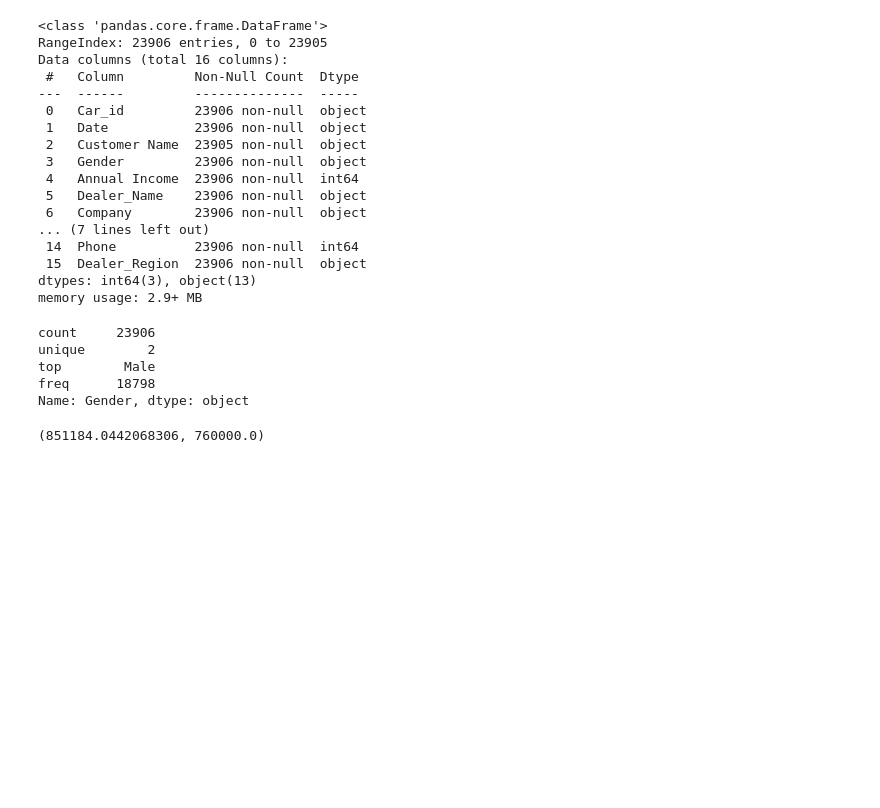
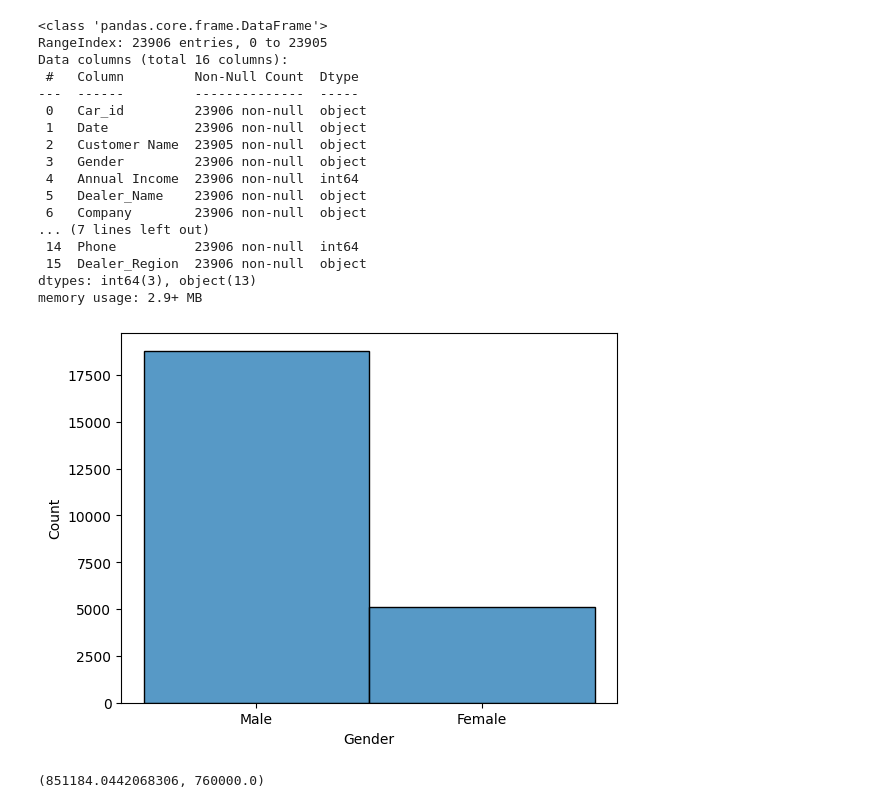
Before and after one commit to VladanT3/Exploratory_Data_Analysis, a Jupyter notebook: Car Sales/car-sales.ipynb, the cells around one changed output. Drawn from its saved outputs; the diff is of its cells as text; code cells hidden in the pictures; blank space fills up the shorter version.

```diff
--- a/Car Sales/car-sales.ipynb
+++ b/Car Sales/car-sales.ipynb
@@ -36,14 +36,12 @@ Data columns (total 16 columns):
  15  Dealer_Region  23906 non-null  object
 dtypes: int64(3), object(13)
 memory usage: 2.9+ MB
-# %%
-df.Gender.describe()
-# %% [output]
-count     23906
-unique        2
-top        Male
-freq      18798
-Name: Gender, dtype: object
+# %%
+sb.histplot(df['Gender'])
+
+plt.show()
+# %% [output]
+[figure, added]
 # %%
 df[df.Gender == 'Male']['Annual Income'].mean(), df[df.Gender == 'Male']['Annual Income'].median()
 # %% [output]
```
Also changed, not shown: parts of 10 cells of this notebook.
